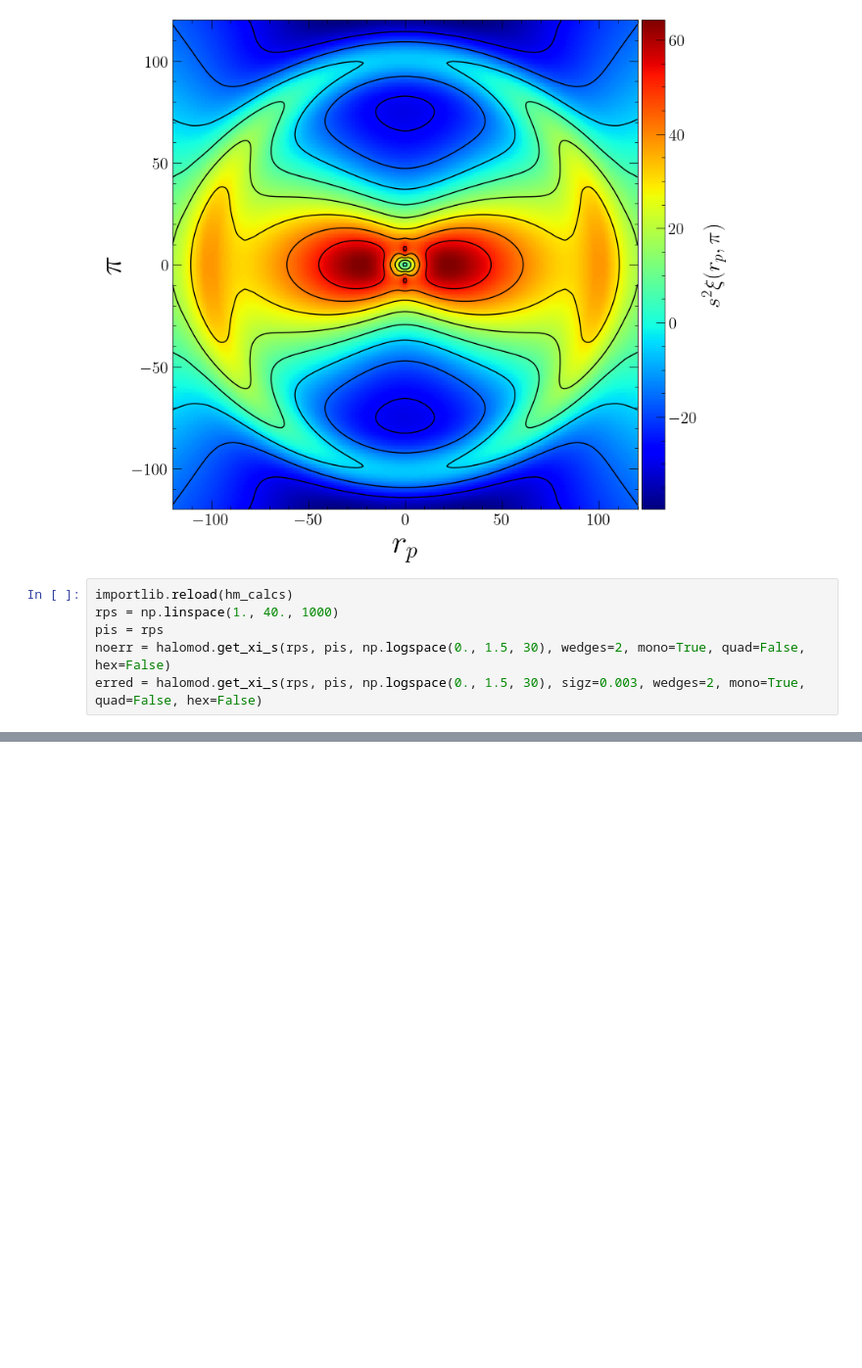
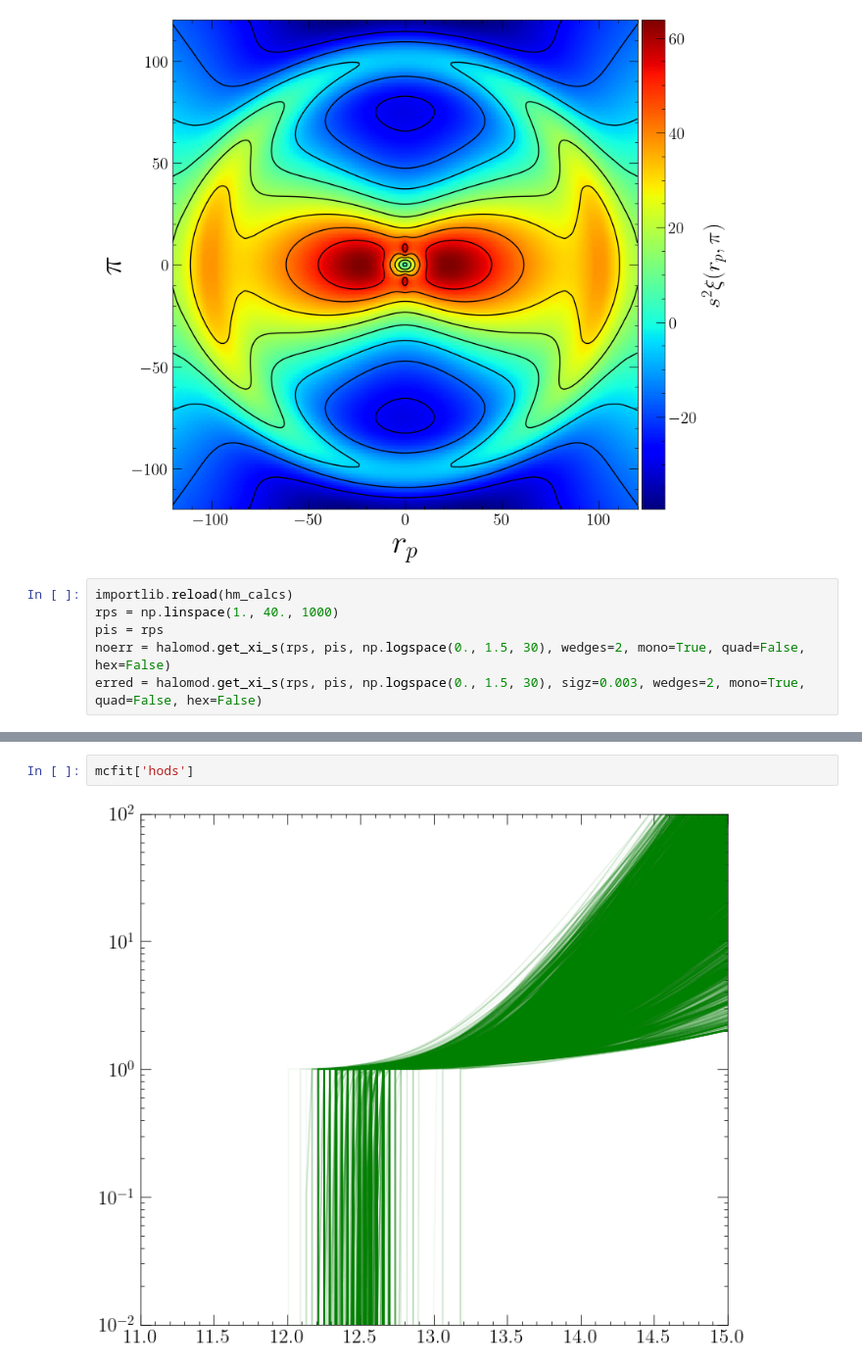
Before and after one commit to gpetter/HaloModelPy, a Jupyter notebook: notebooks/showcase.ipynb, the cells around one changed output, grey strips where cells are left out. Shown at 98% size. Drawn from its saved outputs; the diff is of its cells as text; blank space fills up the shorter version.

```diff
--- a/notebooks/showcase.ipynb
+++ b/notebooks/showcase.ipynb
@@ -188,0 +222,4 @@ plt.legend()
+# %%
+mcfit['hods']
+# %% [output]
+[figure, added]
```
Also changed, not shown: parts of 14 cells of this notebook, 4 other files.
